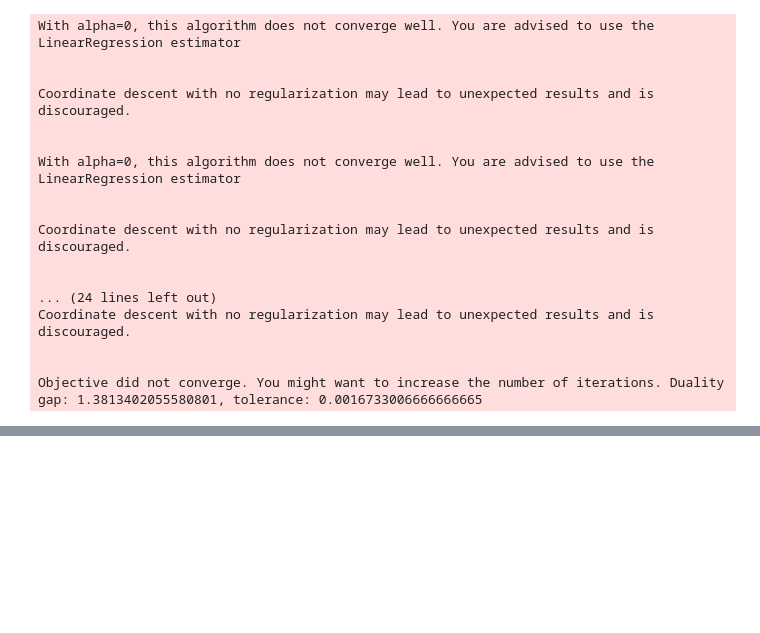
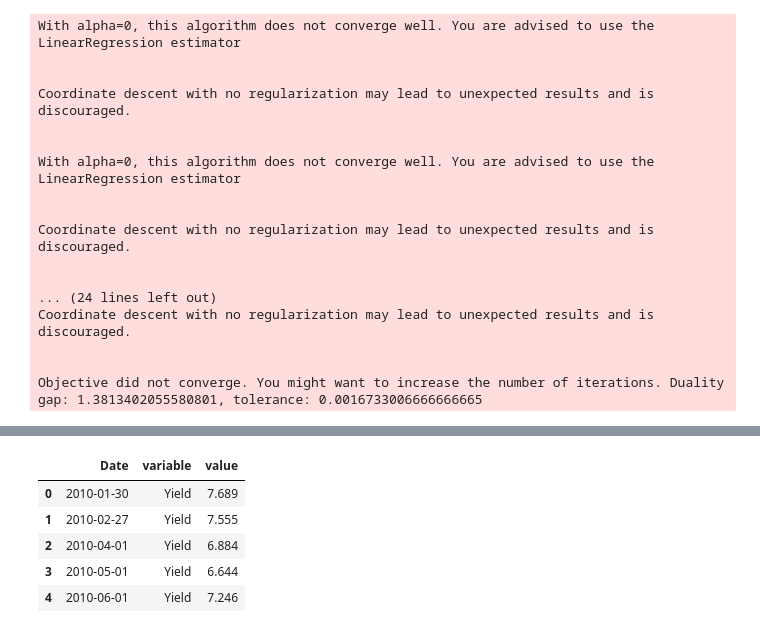
Before and after one commit to christianbomholt/force_tech_day_2, a Jupyter notebook: solutions/solution_3_2.ipynb, the cells around one changed output, grey strips where cells are left out. Saved outputs shown, nothing was run; the diff lists cells and outputs as text; code cells hidden in the pictures; blank space fills up the shorter version.

```diff
--- a/solutions/solution_3_2.ipynb
+++ b/solutions/solution_3_2.ipynb
@@ -109,6 +109,16 @@ px.line(df,x="alpha",y="error")
 # %% [output]
 [interactive output not drawn]
 # %%
-reg = linear_model.Lasso(alpha=0.02,max_iter=100000)
+reg = ElasticNet(alpha=0.02,max_iter=100000)
 reg.fit(train[predictors_1], train[target])
-yield_huf.loc[:,"lasso_predictions_less"] = reg.predict(yield_huf[predictors_1])
+yield_huf.loc[:,"predictions"] = reg.predict(yield_huf[predictors_1])
+# %%
+plot_df = yield_huf[["Yield","predictions","Date"]].melt(id_vars="Date")
+plot_df.head()
+# %% [output]
+|  | Date | variable | value |
+| 0 | 2010-01-30 | Yield | 7.689 |
+| 1 | 2010-02-27 | Yield | 7.555 |
+| 2 | 2010-04-01 | Yield | 6.884 |
+| 3 | 2010-05-01 | Yield | 6.644 |
+| 4 | 2010-06-01 | Yield | 7.246 |
```
Also changed, not shown: parts of 1 cell of this notebook.
